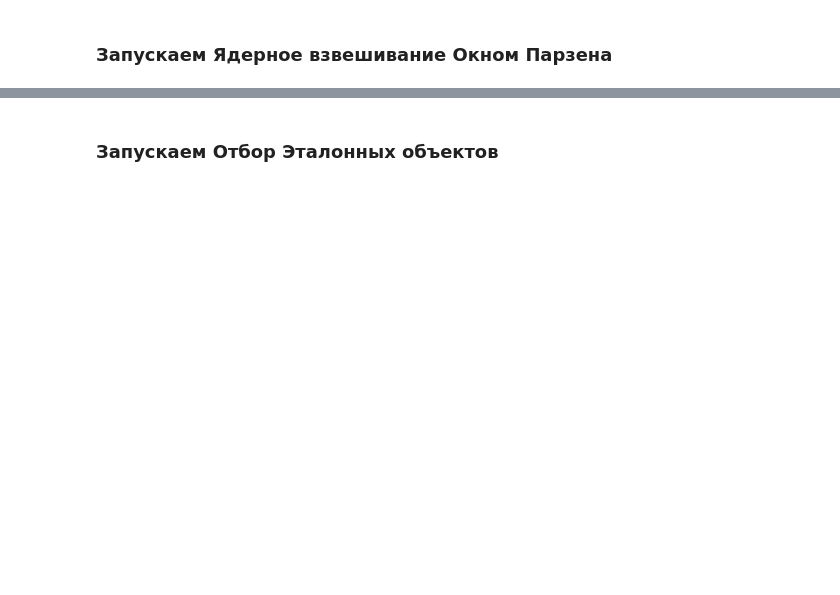
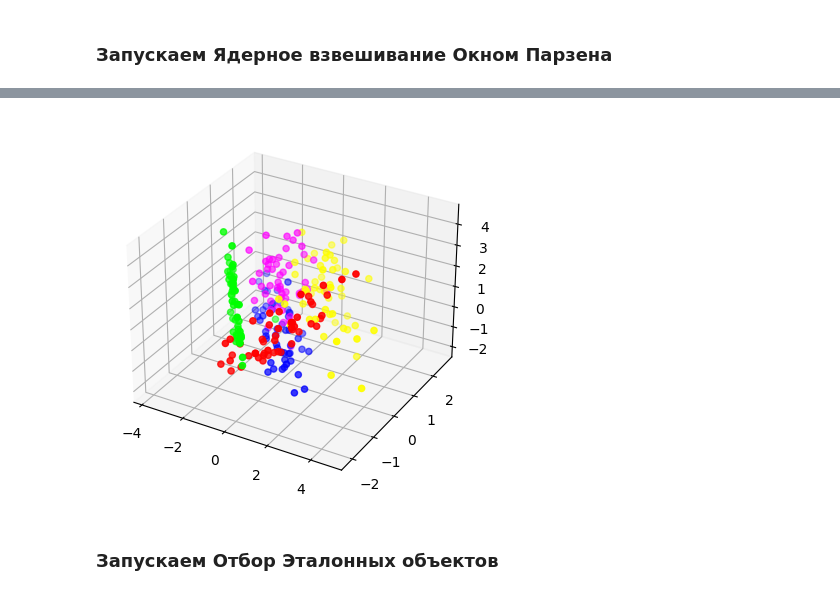
Before and after one commit to GitGood2000/114M_AI_SEM2, a Jupyter notebook: LAB_01/Lab01.ipynb, the cells around one changed output, grey strips where cells are left out. Cells and saved outputs as stored; diff of their text form; code cells hidden in the pictures; blank space fills up the shorter version.

```diff
--- a/LAB_01/Lab01.ipynb
+++ b/LAB_01/Lab01.ipynb
@@ -111,3 +105,22 @@ plt.show()
+# %%
+N = 250
+colors = [np.array([1, 0, 0]).reshape(1,-1),np.array([0, 1, 0]).reshape(1,-1),np.array([0, 0, 1]).reshape(1,-1),
+np.array([1, 1, 0]).reshape(1,-1),np.array([1, 0, 1]).reshape(1,-1),] # распределение цветов по классам
+c = [colors[i] for i in Y[:N]]
+fig = plt.figure()
+ax = fig.add_subplot(111, projection='3d')
+ax.scatter(X[:,0], X[:,1], X[:,2], c=c)
+
+#for i, h in enumerate([0.05, 0.1, 0.2, 0.5]):
+#    model = KNeighborsClassifier(n_neighbors=len(X_train),
+#                                 weights=lambda x: K(x, h=h))
+#    model.fit(X_train, Y_train)
+#    ax.append(fig.add_subplot(gs[i]))
+#    plot_decision_regions(X_test, Y_test, model, ax=ax[i])
+
+plt.show()
+# %% [output]
+[figure, added]
 # %% [markdown]
 ### Запускаем Отбор Эталонных объектов
 # %% [markdown]
```
Also changed, not shown: parts of 25 cells of this notebook.
